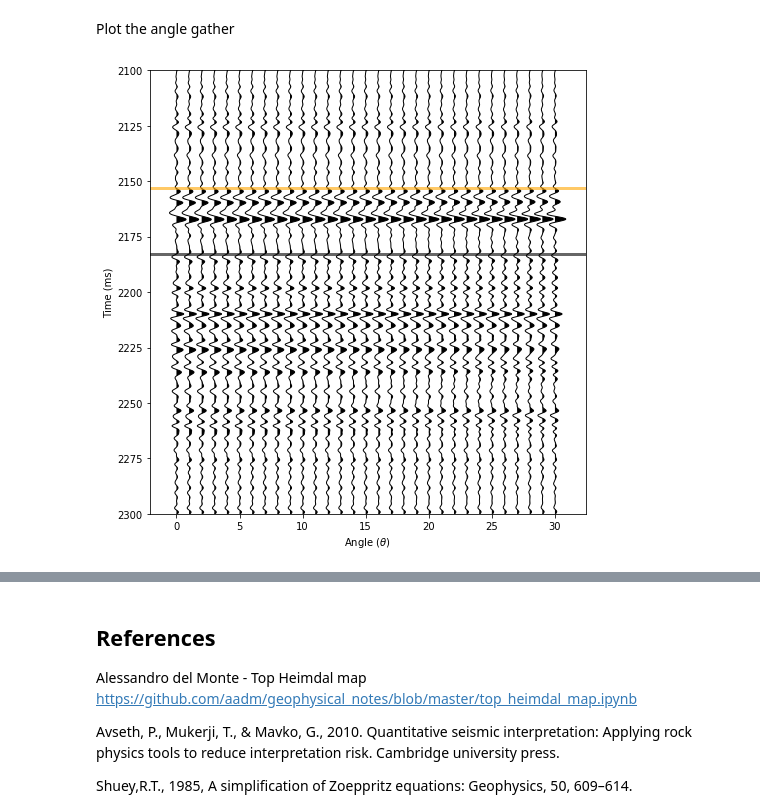
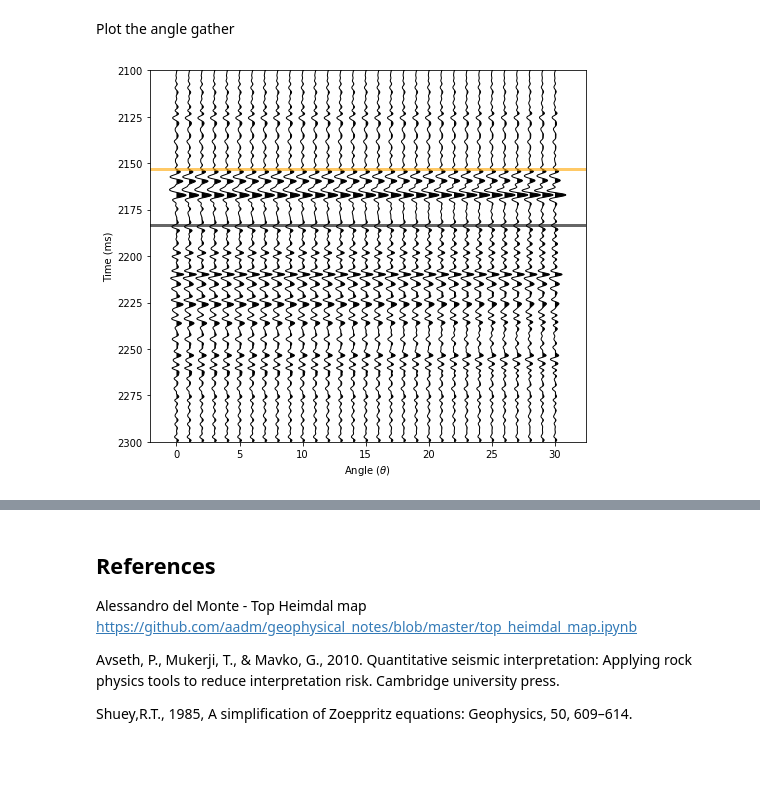
Before and after one commit to ffigura/avo, a Jupyter notebook: 2_real_well_avseth/1_real_well_avseth.ipynb, the cells around one changed output, grey strips where cells are left out. Cells and saved outputs as stored; diff of their text form; code cells hidden in the pictures; blank space fills up the shorter version.

```diff
--- a/2_real_well_avseth/1_real_well_avseth.ipynb
+++ b/2_real_well_avseth/1_real_well_avseth.ipynb
@@ -30,7 +30,7 @@ Plot the logs
 log = [w2vp, w2vs, w2vpvs, w2rho, w2phi, w2gr]
 unit = ['Vp (km/s)', 'Vs (km/s)', 'Vp/Vs', 'Rho (g/cc)', 'Nphi (%)', 'GR (API)']
 
-f, ax = plt.subplots(nrows=1,ncols=6,figsize=(12,7))
+f, ax = plt.subplots(nrows=1,ncols=6,figsize=(10,5))
 for i in range(len(log)):
     ax[i].plot(log[i],w2z,'-k')
     ax[i].set_title('Well #2')
@@ -68,7 +68,7 @@ nei=ip.nei(w2vp,w2vs,w2rho,w2vp[index],w2vs[index],w2rho[index],angle) # normali
 log = [pr, ai, nei, lambda_rho, mu_rho]
 unit = ['Poisson ratio', 'AI (g/cc * m/s) \n NEI (g/cc * m/s)', r'$\lambda\rho - \mu\rho$']
 
-f, ax = plt.subplots(nrows=1,ncols=3,figsize=(12,7))
+f, ax = plt.subplots(nrows=1,ncols=3,figsize=(8,5))
 for i in range(3):
     ax[i].axhline(y=float(tops_w2['Heimdal']),color='orange',lw=3,alpha=0.6)
     ax[i].axhline(y=float(tops_w2['OWC']),color='black',lw=3,alpha=0.6)
@@ -168,19 +232,20 @@ Plot the angle gather
 # %%
 scale_factor=5. #this is scalable according to the plot
 anglegatherplt=anglegather*scale_factor #just for the plot
-f, ax = plt.subplots(nrows=1,ncols=1,figsize=(7,7))
+f, ax = plt.subplots(nrows=1,ncols=1,figsize=(7,6))
 for i in range(len(theta)):
     ax.plot(i+anglegatherplt[:,i],w2z,'k',linewidth=1)
+    np.warnings.filterwarnings('ignore')
     ax.fill_betweenx(w2z,anglegatherplt[:,i]+i,i,
                         where=anglegatherplt[:,i]+i>i,facecolor='black')
 ax.set_ylim(2300,2100)
 ax.axhline(y=float(tops_w2['Heimdal']),color='orange',lw=3,alpha=0.6)
 ax.axhline(y=float(tops_w2['OWC']),color='black',lw=3,alpha=0.6)
 ax.set_xlabel('Angle ($\\theta$)')
 ax.set_ylabel('Time (ms)')
 plt.tight_layout()
 # %% [output]
-[figure, old version]
+[figure, new version]
 # %%
 scale_factor=4. #this is scalable according to the plot
 anglegatherplt=anglegather*scale_factor #just for the plot
```
Also changed, not shown: parts of 6 cells of this notebook.
